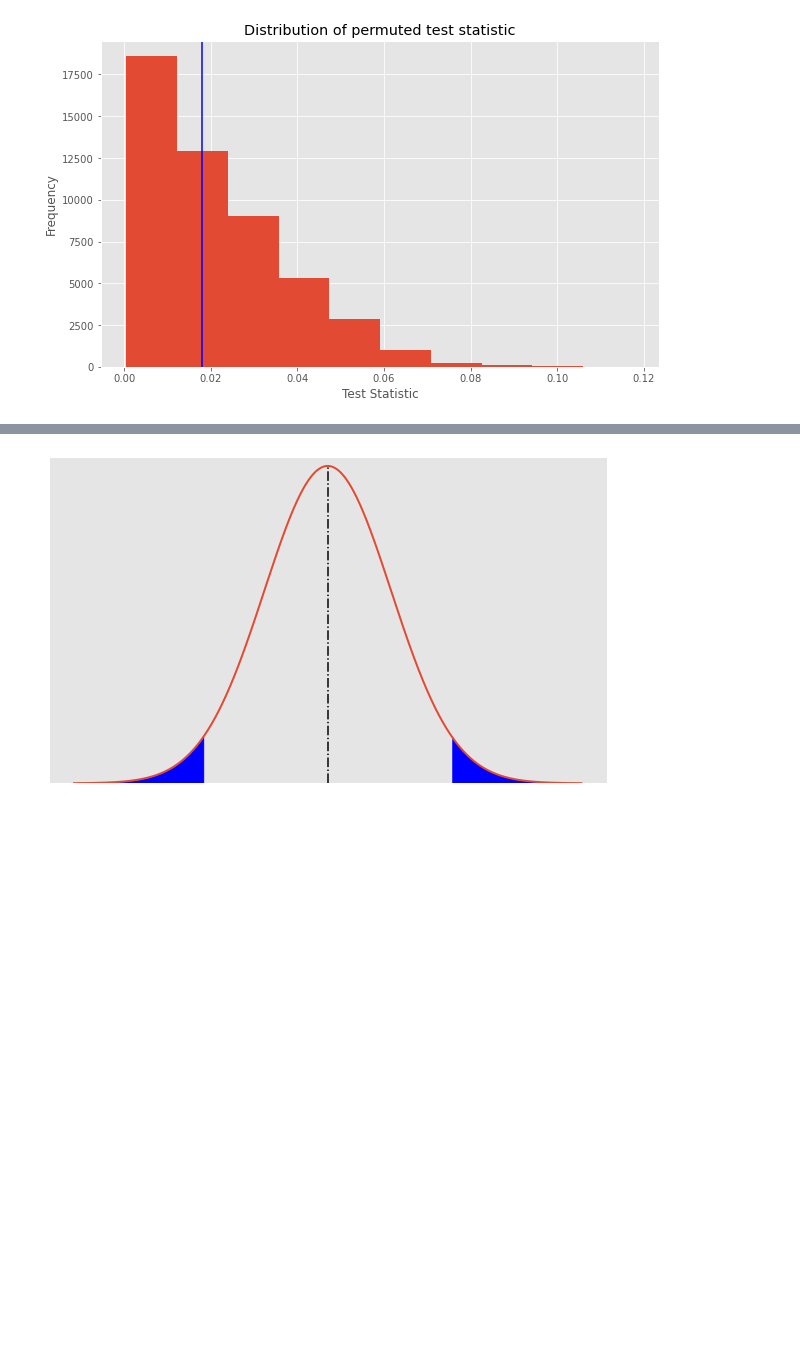
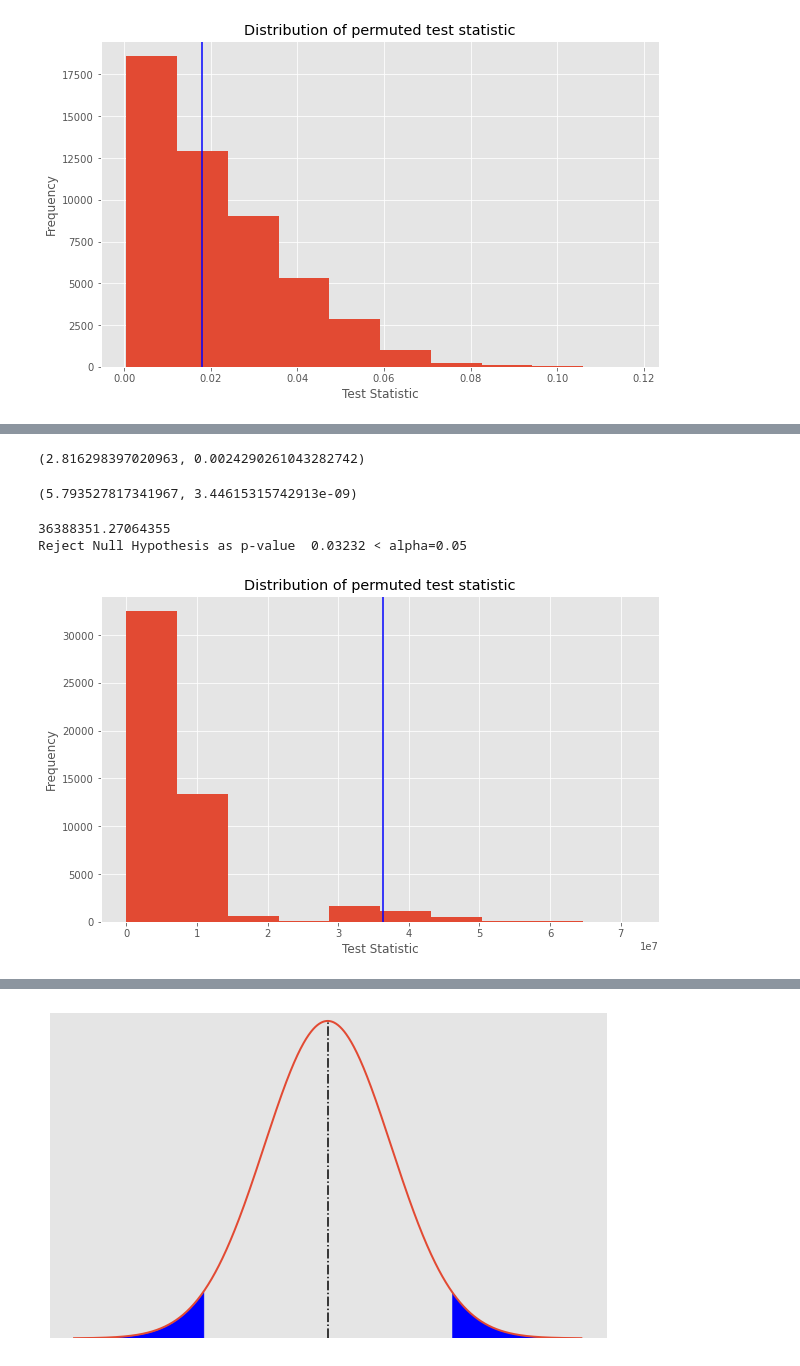
Before and after one commit to phatakshaunak/Springboard-Data-Science, a Jupyter notebook: Hypothesis_Testing_Case_Study/Loksabha_Elections_Data/Loksabha_Candidate_Analysis.ipynb, the cells around one changed output, grey strips where cells are left out. Drawn from its saved outputs; the diff is of its cells as text; code cells hidden in the pictures; blank space fills up the shorter version.

Commit message:
Updates bootstrap tests

```diff
--- a/Hypothesis_Testing_Case_Study/Loksabha_Elections_Data/Loksabha_Candidate_Analysis.ipynb
+++ b/Hypothesis_Testing_Case_Study/Loksabha_Elections_Data/Loksabha_Candidate_Analysis.ipynb
@@ -134,12 +150,12 @@ df_2019['grad_h'] = np.where(df_2019['Education'].isin(grad_h), 1, 0)
 # df_2009 = final_data['2009']
 # df_2014 = final_data['2014']
 # df_2019 = final_data['2019']
-# with open('all_2009.pkl', 'rb') as f:
-#     df_2009 = pickle.load(f)
-# with open('all_2014.pkl', 'rb') as f:
-#     df_2014 = pickle.load(f)
-# with open('all_2019.pkl', 'rb') as f:
-#     df_2019 = pickle.load(f)
+with open('all_2009.pkl', 'rb') as f:
+    df_2009 = pickle.load(f)
+with open('all_2014.pkl', 'rb') as f:
+    df_2014 = pickle.load(f)
+with open('all_2019.pkl', 'rb') as f:
+    df_2019 = pickle.load(f)
 # %%
 df_2009.head()
 # %% [output]
@@ -599,0 +619,12 @@ chi2_stat,p,dof
+# %%
+sm.stats.proportions_ztest(count=np.array([np.sum(wi_c_2009),np.sum(nw_c_2009)]),
+                           nobs=np.array([len(wi_c_2009),len(nw_c_2009)]),
+                           value=0,alternative='larger')
+# %% [output]
+(2.816298397020963, 0.0024290261043282742)
+# %%
+sm.stats.proportions_ztest(count=np.array([np.sum(wi_g_2009),np.sum(nw_g_2009)]),
+                           nobs=np.array([len(wi_g_2009),len(nw_g_2009)]),
+                           value=0,alternative='larger')
+# %% [output]
+(5.793527817341967, 3.44615315742913e-09)
@@ -599,0 +637,8 @@ chi2_stat,p,dof
+# %%
+wnw_09_a, p_val_wnw_09_a = perm_test_2_samp(np.array(df_2009[df_2009['Winners']==1]['Net_Assets']),
+                                            np.array(df_2009[df_2009['Winners']!=1]['Net_Assets']),
+                                            size=50000)
+# %% [output]
+36388351.27064355
+Reject Null Hypothesis as p-value  0.03232 < alpha=0.05
+[figure, added]
```
Also changed, not shown: parts of 18 cells of this notebook.
